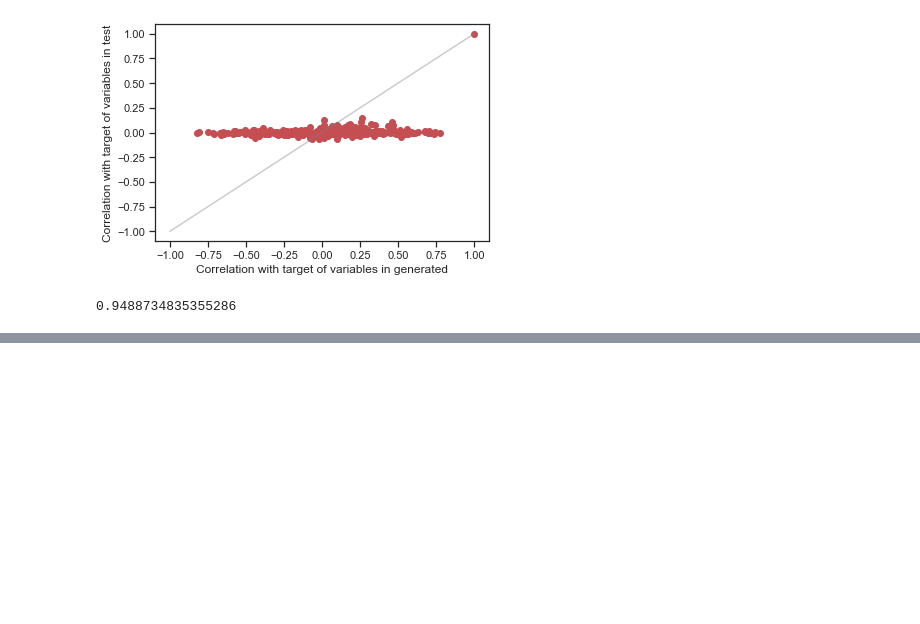
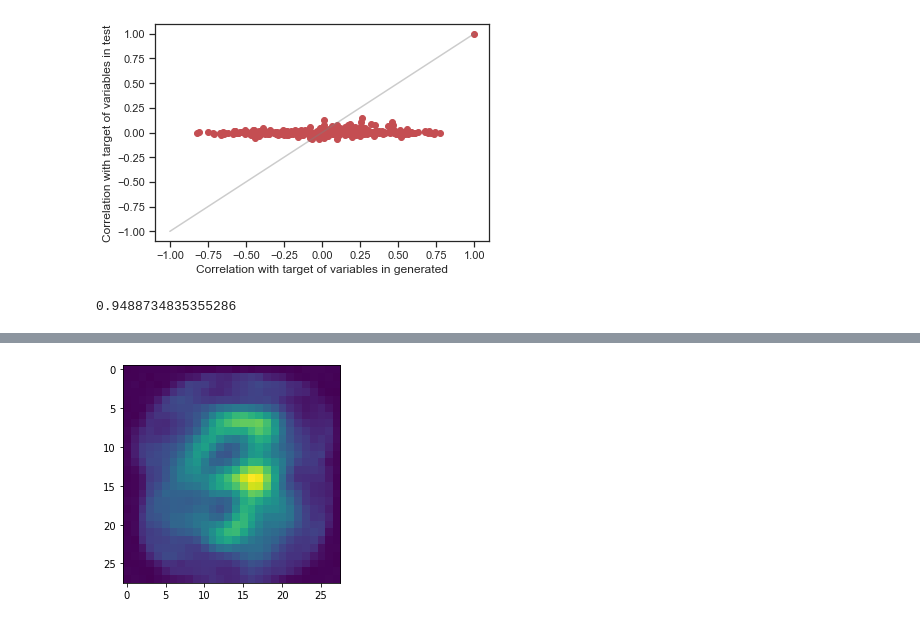
Before and after one commit to Didayolo/generators, a Jupyter notebook: vae_benchmark.ipynb, the cells around one changed output, grey strips where cells are left out. Drawn from its saved outputs; the diff is of its cells as text; code cells hidden in the pictures; blank space fills up the shorter version.

```diff
--- a/vae_benchmark.ipynb
+++ b/vae_benchmark.ipynb
@@ -139,0 +197,4 @@ decoded.distance(test, method='discrepancy')
+# %%
+show(fvae.autoencode(data))
+# %% [output]
+[figure, added]
```
Also changed, not shown: parts of 20 cells of this notebook.
